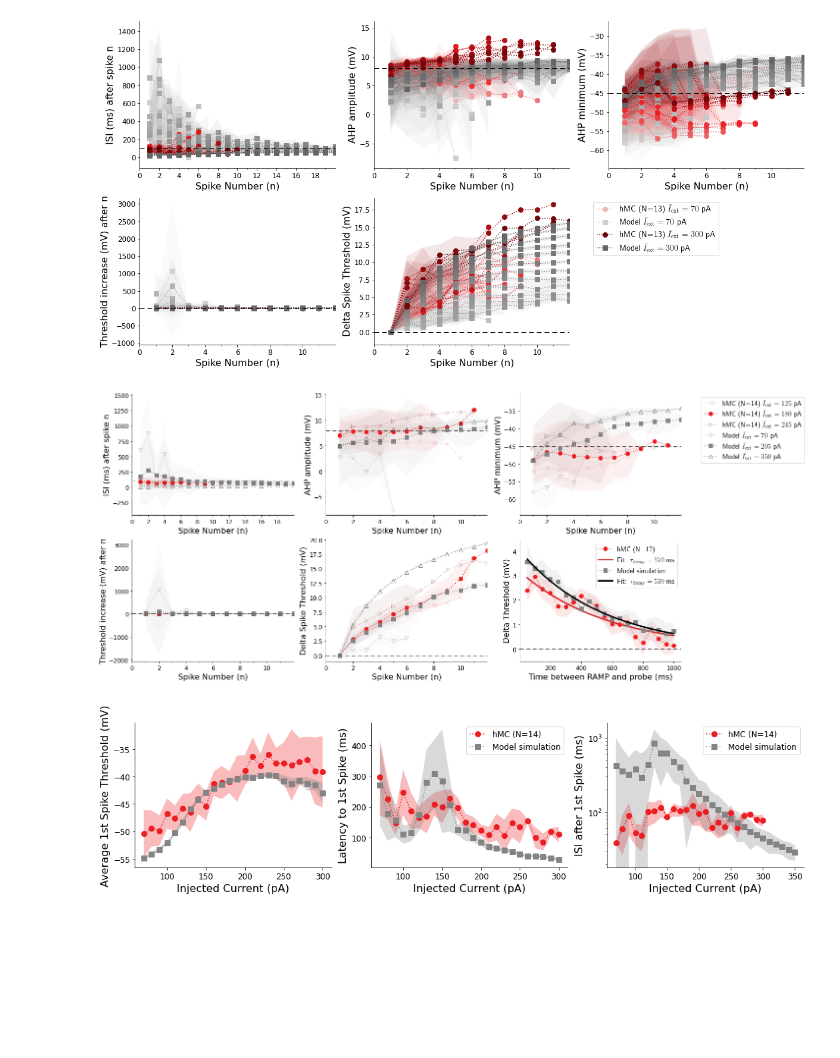
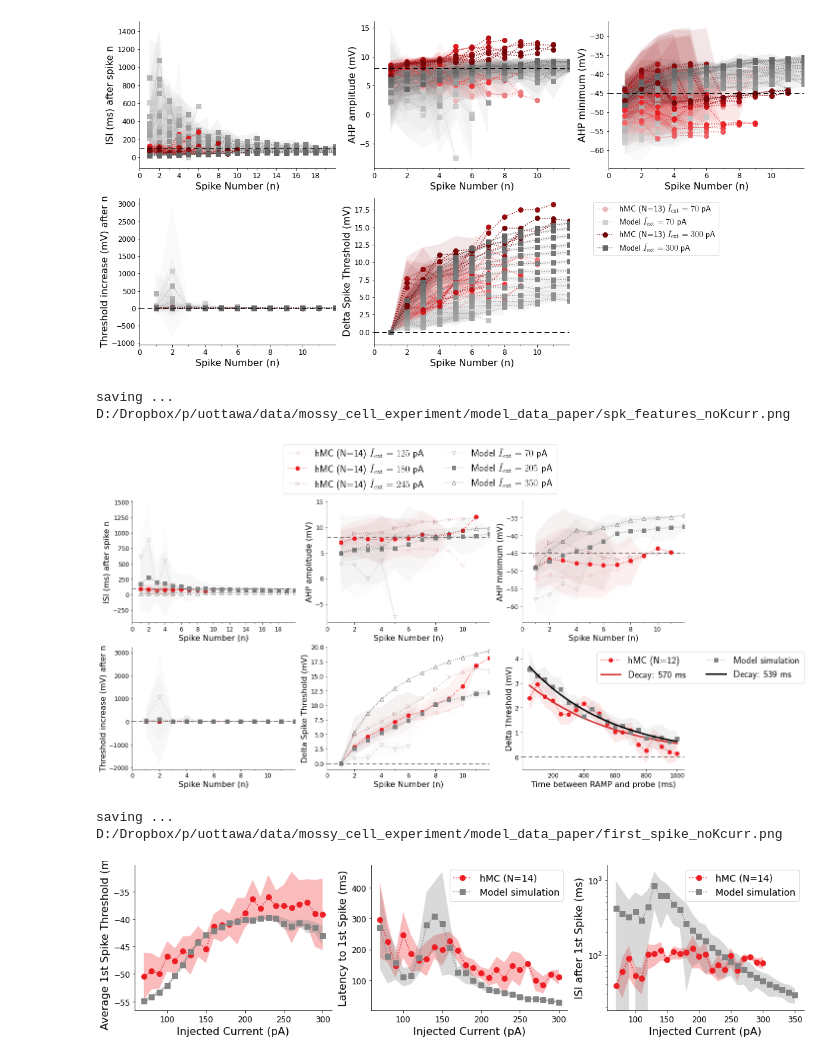
Before and after one commit to mgirardis/mossy-cell-dg, a Jupyter notebook: plot_eifdtboundsigklr_noKcurr_data_paper.ipynb, the cells around one changed output. Drawn from its saved outputs; the diff is of its cells as text; code cells hidden in the pictures; blank space fills up the shorter version.

```diff
--- a/plot_eifdtboundsigklr_noKcurr_data_paper.ipynb
+++ b/plot_eifdtboundsigklr_noKcurr_data_paper.ipynb
@@ -226,7 +226,7 @@ ax[1,1].axhline(y=0,label='_',linestyle='--',linewidth=1,color='k',dashes=(8,5),
 #avg_data_struct = lambda s: inp.avg_data_matrix(s['avg'],s['std'],parVal=s['I'],avgType=avgModelData,axis=1,parValRange=avgRange,errorMethod='max',returnStdErr=False)
 
 plt.rcParams.update({'text.usetex':True,'font.family':'serif'})
-ax[0,2].legend(fontsize=14,bbox_to_anchor=(1.1,1),loc='upper left')
+ax[0,2].legend(fontsize=20,bbox_to_anchor=(-1.5,1.5),loc='upper left',ncols=2)
 plt.rcParams.update({'text.usetex':False,'font.family':'sans-serif'})
 
 """
@@ -235,38 +235,41 @@ plt.rcParams.update({'text.usetex':False,'font.family':'sans-serif'})
 exp_data_thresh_decay_anhtuan = numpy.array([[50.0,2.38889],[100.0,2.94444],[150.0,2.44444],[200.0,2.2963],[250.0,1.74074],[300.0,1.72222],[350.0,1.90741],[400.0,2.16667],[450.0,1.94444],[500.0,1.75926],[550.0,1.35185],[600.0,1.01852],[650.0,1],[700.0,1.09259],[750.0,0.5],[800.0,0.259259],[850.0,0.777778],[900.0,0.425926],[950.0,0.203704],[1000.0,0.148148]])
 mod_decay_data.fitParam_data = numpy.array((3.175,0.00175377))
 
 color_mc = color_mc[1]#numpy.asarray((237.0/255.0,30.0/255.0,35.0/255.0,1),dtype=float)
 color_md = color_md[1]
 color_md[-1] = 1.0
 fit_exp_func = lambda xx,a,b: a * numpy.exp(-b * xx)
 x_fit = numpy.linspace(mod_decay_data.DeltaTexp[0],mod_decay_data.DeltaTexp[-1],100)
 #p.errorfill(exp_decay_data[:,0], exp_decay_data[:,1], exp_decay_data[:,2],markersize=8,alpha_fill=0.1, fmt=':o',color=color_mc, label='hMC (N=12)',ax=ax[1,2])
 p.errorfill(exp_data_thresh_decay_anhtuan[:,0], exp_data_thresh_decay_anhtuan[:,1], exp_decay_data[:,2],markersize=8,alpha_fill=0.1, fmt=':o',color=color_mc, label='hMC (N=12)',ax=ax[1,2])
-ax[1,2].plot(x_fit, fit_exp_func(x_fit,*mod_decay_data.fitParam_data),'-',linewidth=3,color='tab:red', label='Fit: $\\tau_{\\rm decay}=%.0f$ ms'%(1.0/mod_decay_data.fitParam_data[1]))
+ax[1,2].plot(x_fit, fit_exp_func(x_fit,*mod_decay_data.fitParam_data),'-',linewidth=3,color='tab:red', label='Decay: %.0f ms'%(1.0/mod_decay_data.fitParam_data[1]))
 p.errorfill(mod_decay_data.DeltaTexp,mod_decay_data.th_amp,mod_decay_data.th_std,ax=ax[1,2],fmt=':s',color=color_md,markersize=8,alpha_fill=0.1, label='Model simulation')
-ax[1,2].plot(x_fit, fit_exp_func(x_fit,*mod_decay_data.fitParam_model),'-',linewidth=3,color='k', label='Fit: $\\tau_{\\rm decay}=%.0f$ ms'%(1.0/mod_decay_data.fitParam_model[1]))
+ax[1,2].plot(x_fit, fit_exp_func(x_fit,*mod_decay_data.fitParam_model),'-',linewidth=3,color='k', label='Decay: %.0f ms'%(1.0/mod_decay_data.fitParam_model[1]))
 ax[1,2].axhline(y=0,label='_',linestyle='--',linewidth=1,color='k',dashes=(8,5),zorder=-10)
 plt.rcParams.update({'text.usetex':True,'font.family':'serif'})
-ax[1,2].legend(fontsize=14)
+ax[1,2].legend(fontsize=20,ncols=2,bbox_to_anchor=(1.1,1),loc='upper center')
 plt.rcParams.update({'text.usetex':False,'font.family':'sans-serif'})
 ax[1,2].set_xlabel('Time between RAMP and probe (ms)',fontsize=16)
 ax[1,2].set_ylabel('Delta Threshold (mV)',fontsize=16)
 #ax[1,2].set_xlim([0,12])
 #ax[1,2].set_xticks(numpy.arange(12)[::2])
 #ax[1,2].set_xticks(numpy.arange(12)[1::2],minor=True)
 
 for a in ax.flatten():
     a.tick_params(labelsize=12)
     a.spines['right'].set_visible(False)
     a.spines['top'].set_visible(False)
 
 #p.plot_param_search_var(x_exp,y_exp,yErr_exp,curr_exp,dict(spk=spft_data.ISI['spk'],avg=y_mod,std=yErr_mod,I=curr_mod),rescale_currents=rescaleCurr,ylabel_txt='$\\overline{ISI}$ (ms) after spike #',xLim_spk=[0,15])
 
-plt.savefig('data/simulations/spk_features_noKcurr.png',format='png',dpi=300,facecolor=(1,1,1,1),bbox_inches='tight')
+figname = 'D:/Dropbox/p/uottawa/data/mossy_cell_experiment/model_data_paper/spk_features_noKcurr.png'
+print('saving ... ',figname)
+plt.savefig(figname,format='png',dpi=300,facecolor=(1,1,1,1),bbox_inches='tight')
 
 plt.show()
 # %% [output]
+saving ...  D:/Dropbox/p/uottawa/data/mossy_cell_experiment/model_data_paper/spk_features_noKcurr.png
-[figure, old version]
+[figure, new version]
 # %%
 _,th_exp,therr_exp,I_exp = inp.get_mc_experiment_var(exp_data,'hMC_SpikeThreshold',transpose=True)
 I_mc_for_lat = exp_lat_data.hMC_1stLatency_AVG[:,0].flatten()
@@ -313,7 +316,7 @@ ax[1].set_xlabel('Injected Current (pA)',fontsize=16)
 ax[1].set_ylabel('Latency to 1st Spike (ms)',fontsize=16)
 if not(x_max_ax is None):
     ax[1].set_xlim(xmax=x_max_ax)
-ax[1].legend(fontsize=12)
+ax[1].legend(fontsize=14)
 
 I_exp_new,th_exp_new,thErr_exp_new = exp_data_new.avg_1st_ISI_Curr[:,0],exp_data_new.avg_1st_ISI_Curr[:,1],exp_data_new.avg_1st_ISI_Curr[:,2]
 p.errorfill(I_exp_new,th_exp_new,thErr_exp_new,fmt=':o', label='hMC (N=14)',color=color_mc,ax=ax[2],markersize=8)
@@ -324,18 +327,21 @@ ax[2].set_ylabel('ISI after 1st Spike (ms)',fontsize=16)
 ax[2].set_yscale('log')
 if not(x_max_ax is None):
     ax[2].set_xlim(xmax=x_max_ax)
-ax[2].legend(fontsize=12)
+ax[2].legend(fontsize=14)
 
 for a in ax.flatten():
     a.tick_params(labelsize=12)
     a.spines['right'].set_visible(False)
     a.spines['top'].set_visible(False)
 
-plt.savefig('data/simulations/first_spike_noKcurr.png',format='png',dpi=300,facecolor=(1,1,1,1),bbox_inches='tight')
+figname = 'D:/Dropbox/p/uottawa/data/mossy_cell_experiment/model_data_paper/first_spike_noKcurr.png'
+print('saving ... ',figname)
+plt.savefig(figname,format='png',dpi=300,facecolor=(1,1,1,1),bbox_inches='tight')
 
 plt.show()
 # %% [output]
+saving ...  D:/Dropbox/p/uottawa/data/mossy_cell_experiment/model_data_paper/first_spike_noKcurr.png
-[figure, old version]
+[figure, new version]
 # %%
 paramset = 'EIFDTBoundSigKLR'
 neuronArgs = neu.GetDefaultParamSet(paramset)
```
Also changed, not shown: parts of 10 cells of this notebook, 6 other files.
